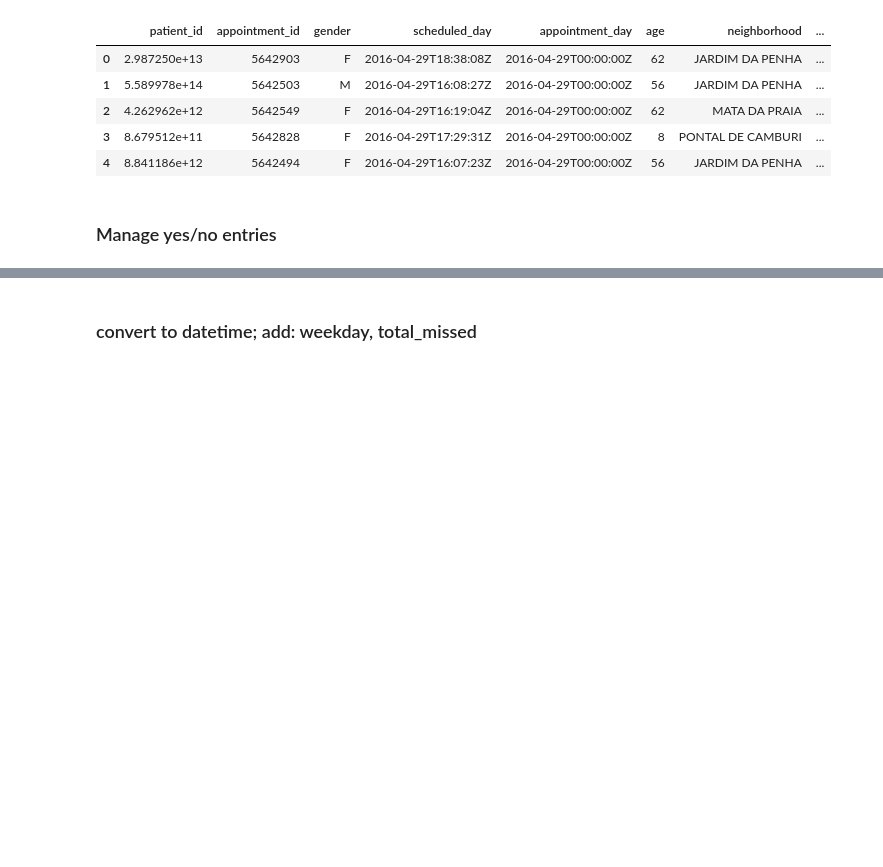
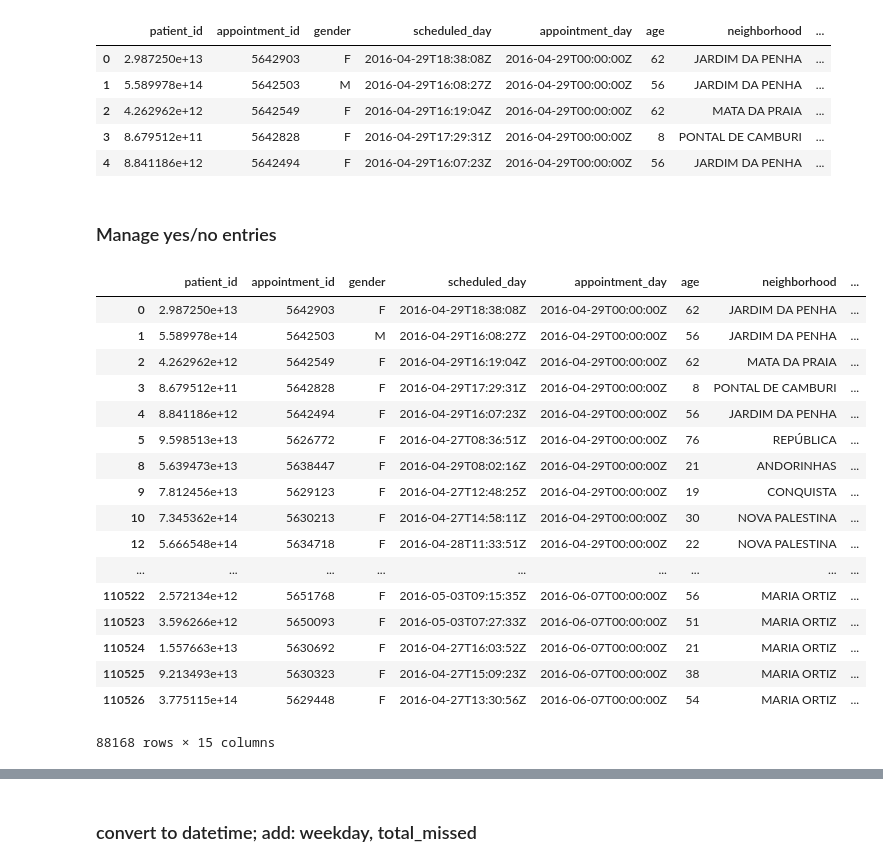
Before and after one commit to IreneFlorez/medical-data-analysis, a Jupyter notebook: Missed_Appointments.ipynb, the cells around one changed output, grey strips where cells are left out. Saved outputs shown, nothing was run; the diff lists cells and outputs as text; code cells hidden in the pictures; blank space fills up the shorter version.

```diff
--- a/Missed_Appointments.ipynb
+++ b/Missed_Appointments.ipynb
@@ -228,0 +224,23 @@ df['attendance'].replace({'No':0,'Yes':1},inplace=True)
+# %%
+mask = df['attendance'] == 0
+df_attendingfm = df[mask]
+df_attendingfm
+# %% [output]
+|  | patient_id | appointment_id | gender | scheduled_day | appointment_day | age | neighborhood | ... |
+| 0 | 2.987250e+13 | 5642903 | F | 2016-04-29T18:38:08Z | 2016-04-29T00:00:00Z | 62 | JARDIM DA PENHA | ... |
+| 1 | 5.589978e+14 | 5642503 | M | 2016-04-29T16:08:27Z | 2016-04-29T00:00:00Z | 56 | JARDIM DA PENHA | ... |
+| 2 | 4.262962e+12 | 5642549 | F | 2016-04-29T16:19:04Z | 2016-04-29T00:00:00Z | 62 | MATA DA PRAIA | ... |
+| 3 | 8.679512e+11 | 5642828 | F | 2016-04-29T17:29:31Z | 2016-04-29T00:00:00Z | 8 | PONTAL DE CAMBURI | ... |
+| 4 | 8.841186e+12 | 5642494 | F | 2016-04-29T16:07:23Z | 2016-04-29T00:00:00Z | 56 | JARDIM DA PENHA | ... |
+| 5 | 9.598513e+13 | 5626772 | F | 2016-04-27T08:36:51Z | 2016-04-29T00:00:00Z | 76 | REPÚBLICA | ... |
+| 8 | 5.639473e+13 | 5638447 | F | 2016-04-29T08:02:16Z | 2016-04-29T00:00:00Z | 21 | ANDORINHAS | ... |
+| 9 | 7.812456e+13 | 5629123 | F | 2016-04-27T12:48:25Z | 2016-04-29T00:00:00Z | 19 | CONQUISTA | ... |
+| 10 | 7.345362e+14 | 5630213 | F | 2016-04-27T14:58:11Z | 2016-04-29T00:00:00Z | 30 | NOVA PALESTINA | ... |
+| 12 | 5.666548e+14 | 5634718 | F | 2016-04-28T11:33:51Z | 2016-04-29T00:00:00Z | 22 | NOVA PALESTINA | ... |
+| ... | ... | ... | ... | ... | ... | ... | ... | ... |
+| 110522 | 2.572134e+12 | 5651768 | F | 2016-05-03T09:15:35Z | 2016-06-07T00:00:00Z | 56 | MARIA ORTIZ | ... |
+| 110523 | 3.596266e+12 | 5650093 | F | 2016-05-03T07:27:33Z | 2016-06-07T00:00:00Z | 51 | MARIA ORTIZ | ... |
+| 110524 | 1.557663e+13 | 5630692 | F | 2016-04-27T16:03:52Z | 2016-06-07T00:00:00Z | 21 | MARIA ORTIZ | ... |
+| 110525 | 9.213493e+13 | 5630323 | F | 2016-04-27T15:09:23Z | 2016-06-07T00:00:00Z | 38 | MARIA ORTIZ | ... |
+| 110526 | 3.775115e+14 | 5629448 | F | 2016-04-27T13:30:56Z | 2016-06-07T00:00:00Z | 54 | MARIA ORTIZ | ... |
+88168 rows × 15 columns
```
Also changed, not shown: parts of 28 cells of this notebook.
